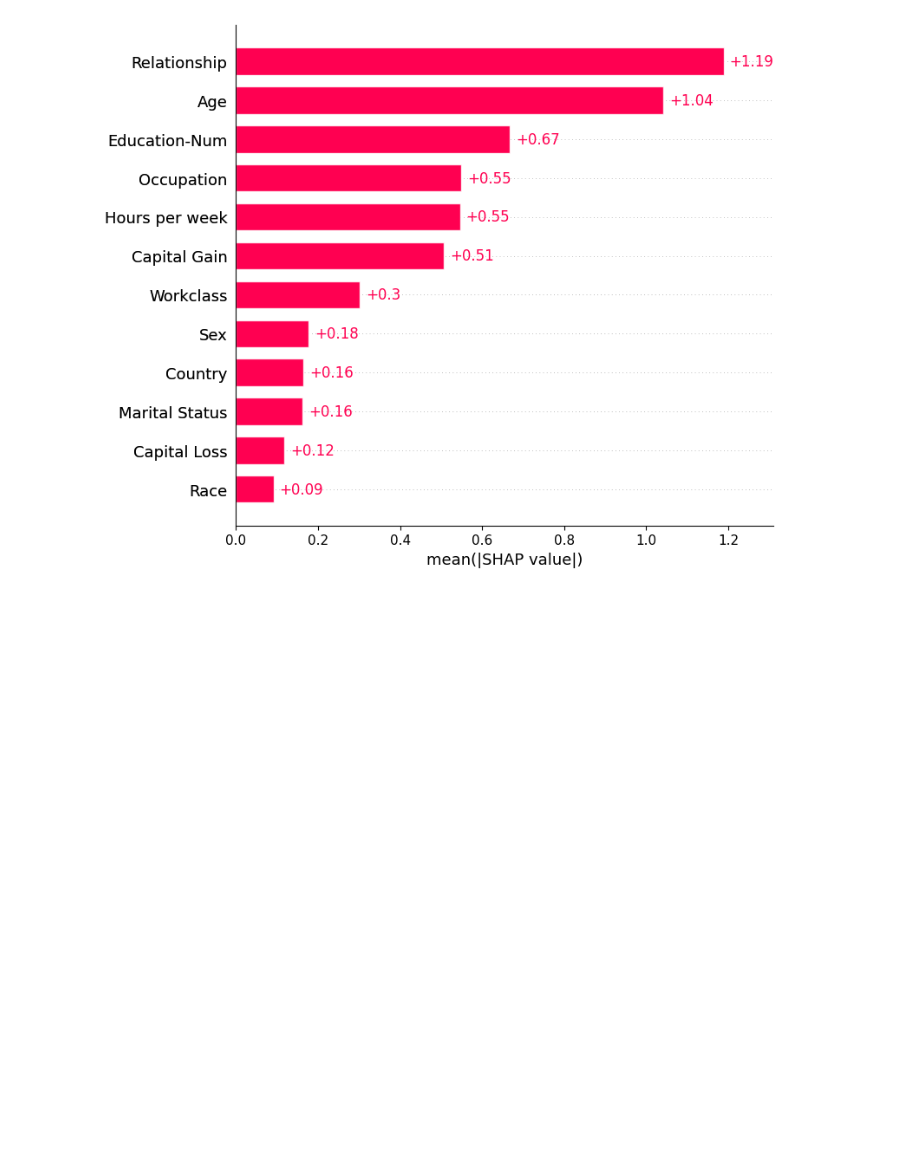
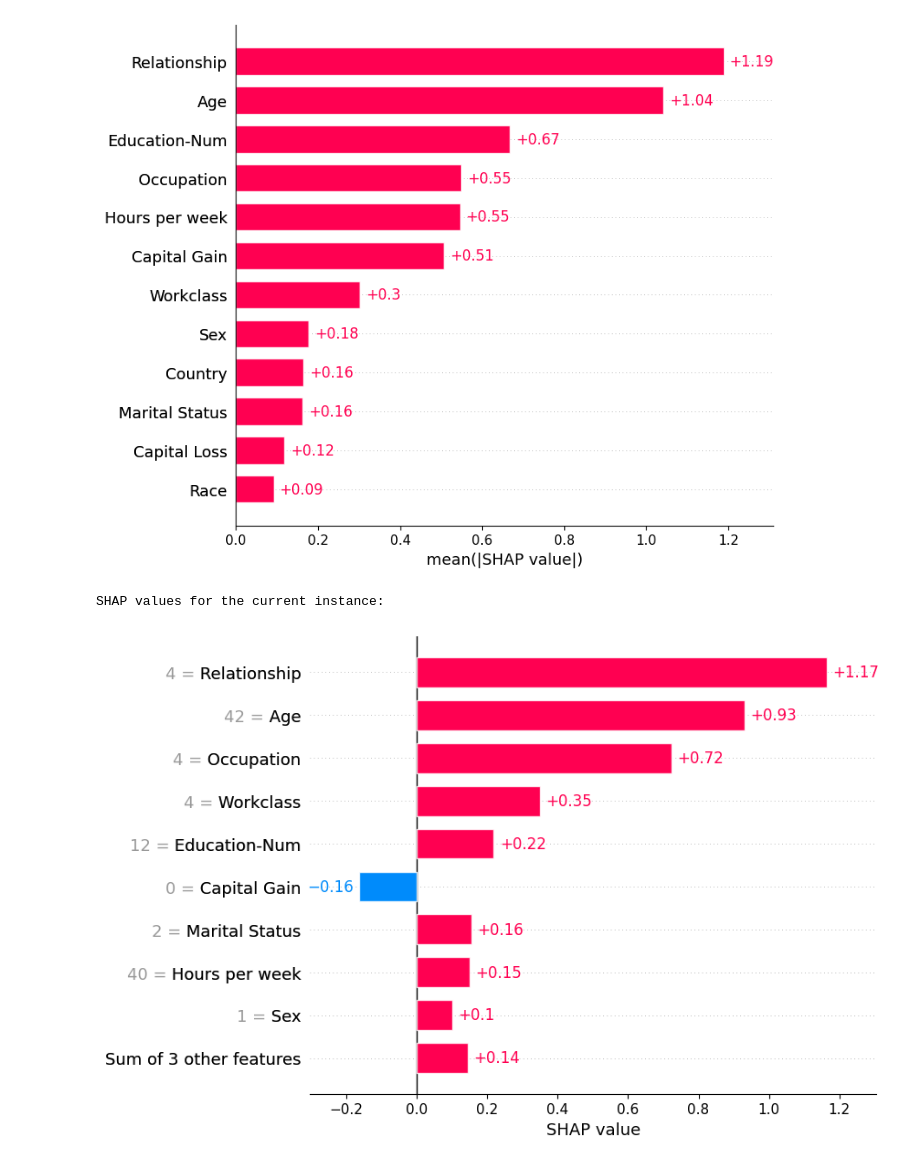
Before and after one commit to Yvonnefanf/ChartCaption, a Jupyter notebook: Data/XAI_outputs/Criticism_Annotation.ipynb, the cells around one changed output. Drawn from its saved outputs; the diff is of its cells as text; code cells hidden in the pictures; blank space fills up the shorter version.

```diff
--- a/Data/XAI_outputs/Criticism_Annotation.ipynb
+++ b/Data/XAI_outputs/Criticism_Annotation.ipynb
@@ -36,3 +51,11 @@ shap_values = explainer(X)
 shap.plots.bar(shap_values,max_display=12)
 # %% [output]
 [figure]
+# %%
+current_instance = X.iloc[100]  # Example: first instance
+current_shap_values = shap_values[100]
+print("SHAP values for the current instance:")
+shap.plots.bar(current_shap_values)
+# %% [output]
+SHAP values for the current instance:
+[figure, added]
```
Also changed, not shown: parts of 7 cells of this notebook, 1 other file.
